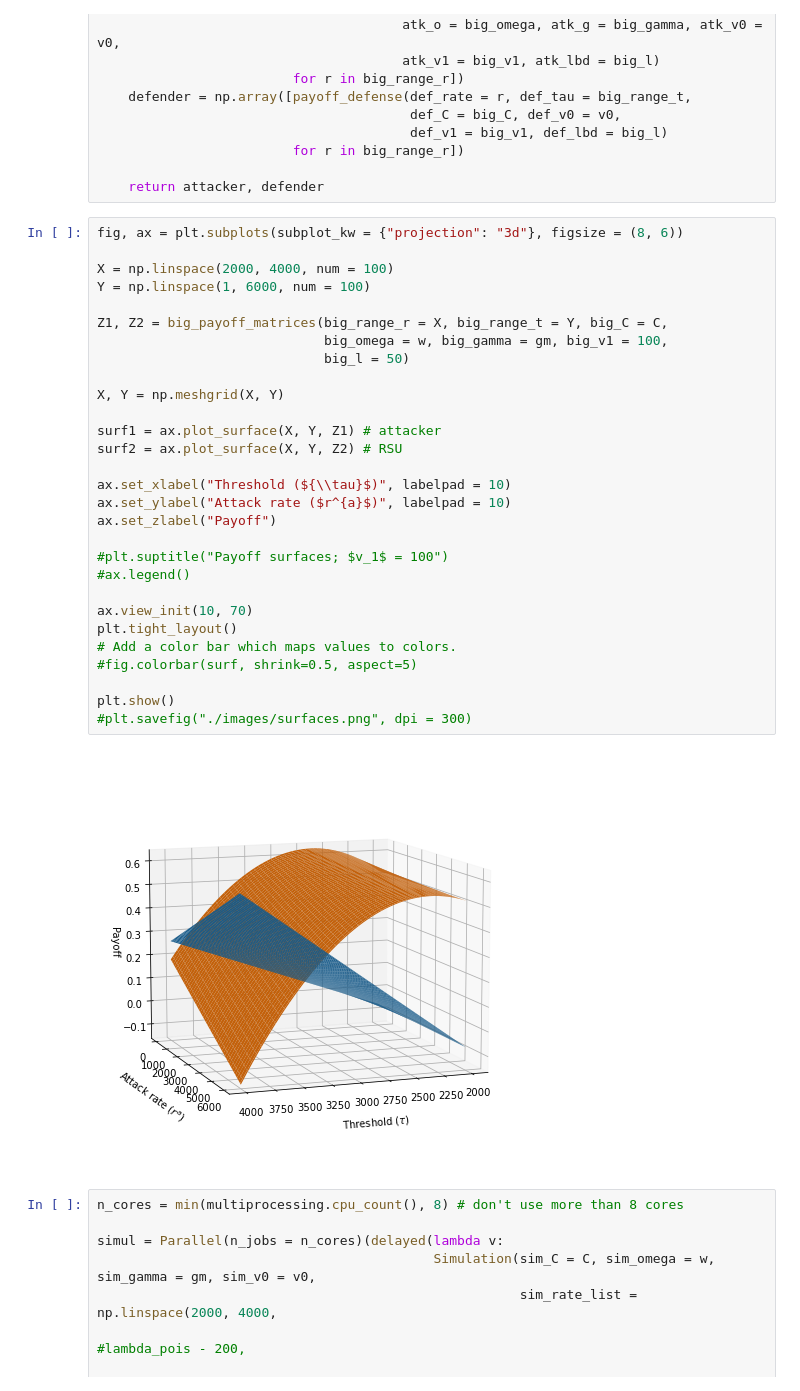
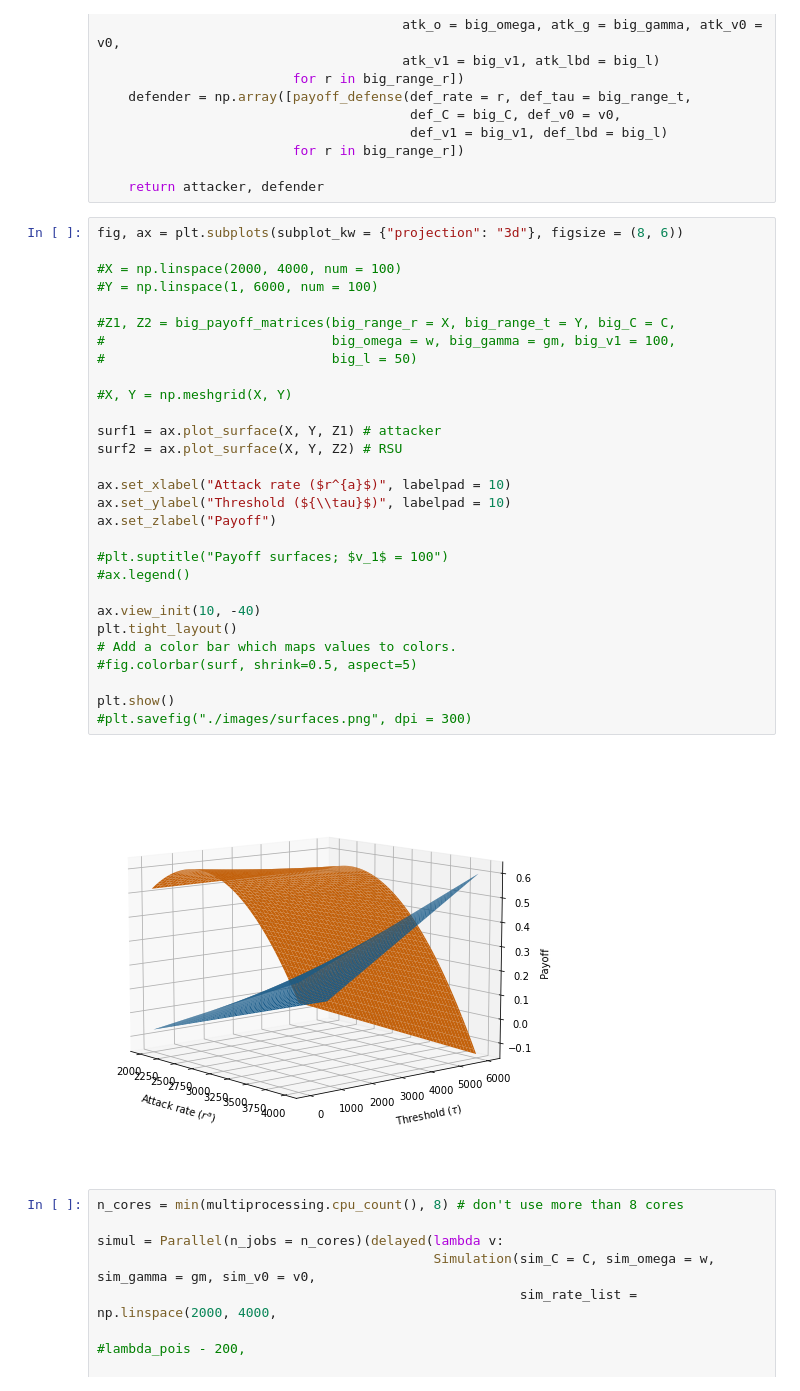
Before and after one commit to MattiaBrocco/VANET-game-theory, a Jupyter notebook: MB_attempt_1.ipynb, the cells around one changed output. Drawn from its saved outputs; the diff is of its cells as text.

Commit message:
Fixed graphs

```diff
--- a/MB_attempt_1.ipynb
+++ b/MB_attempt_1.ipynb
@@ -130,34 +130,34 @@ def big_payoff_matrices(big_range_r, big_range_t, big_C, big_omega, big_gamma, b
 # %%
 fig, ax = plt.subplots(subplot_kw = {"projection": "3d"}, figsize = (8, 6))
 
-X = np.linspace(2000, 4000, num = 100)
-Y = np.linspace(1, 6000, num = 100)
+#X = np.linspace(2000, 4000, num = 100)
+#Y = np.linspace(1, 6000, num = 100)
 
-Z1, Z2 = big_payoff_matrices(big_range_r = X, big_range_t = Y, big_C = C,
-                             big_omega = w, big_gamma = gm, big_v1 = 100,
-                             big_l = 50)
+#Z1, Z2 = big_payoff_matrices(big_range_r = X, big_range_t = Y, big_C = C,
+#                             big_omega = w, big_gamma = gm, big_v1 = 100,
+#                             big_l = 50)
 
-X, Y = np.meshgrid(X, Y)
+#X, Y = np.meshgrid(X, Y)
 
 surf1 = ax.plot_surface(X, Y, Z1) # attacker
 surf2 = ax.plot_surface(X, Y, Z2) # RSU
 
-ax.set_xlabel("Threshold (${\\tau}$)", labelpad = 10)
-ax.set_ylabel("Attack rate ($r^{a}$)", labelpad = 10)
+ax.set_xlabel("Attack rate ($r^{a}$)", labelpad = 10)
+ax.set_ylabel("Threshold (${\\tau}$)", labelpad = 10)
 ax.set_zlabel("Payoff")
 
 #plt.suptitle("Payoff surfaces; $v_1$ = 100")
 #ax.legend()
 
-ax.view_init(10, 70)
+ax.view_init(10, -40)
 plt.tight_layout()
 # Add a color bar which maps values to colors.
 #fig.colorbar(surf, shrink=0.5, aspect=5)
 
 plt.show()
 #plt.savefig("./images/surfaces.png", dpi = 300)
 # %% [output]
-[figure, old version]
+[figure, new version]
 # %%
 n_cores = min(multiprocessing.cpu_count(), 8) # don't use more than 8 cores
 
```
Also changed, not shown: parts of 1 cell of this notebook, 2 other files.
